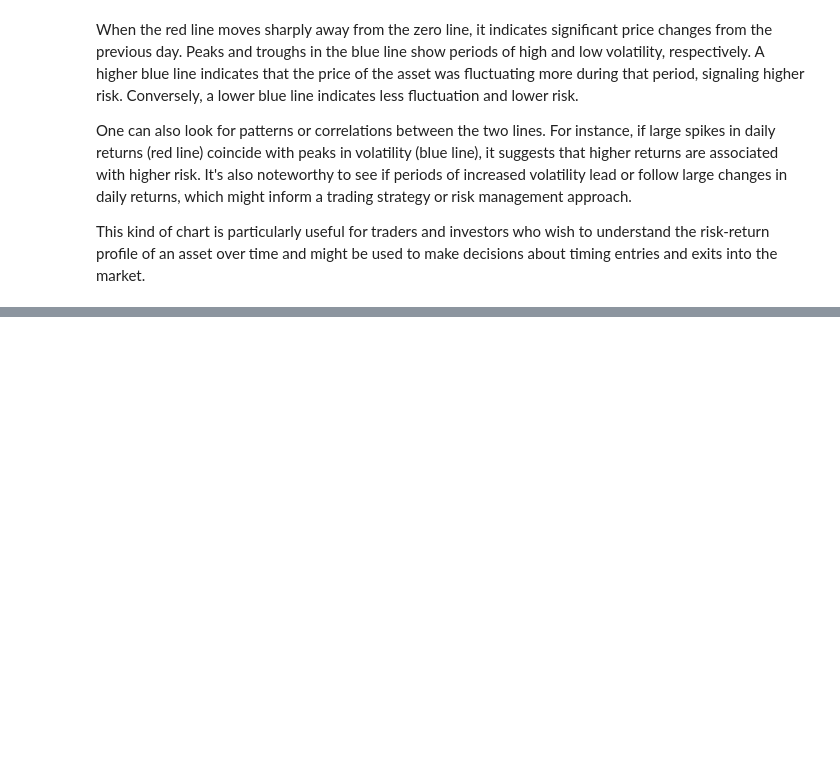
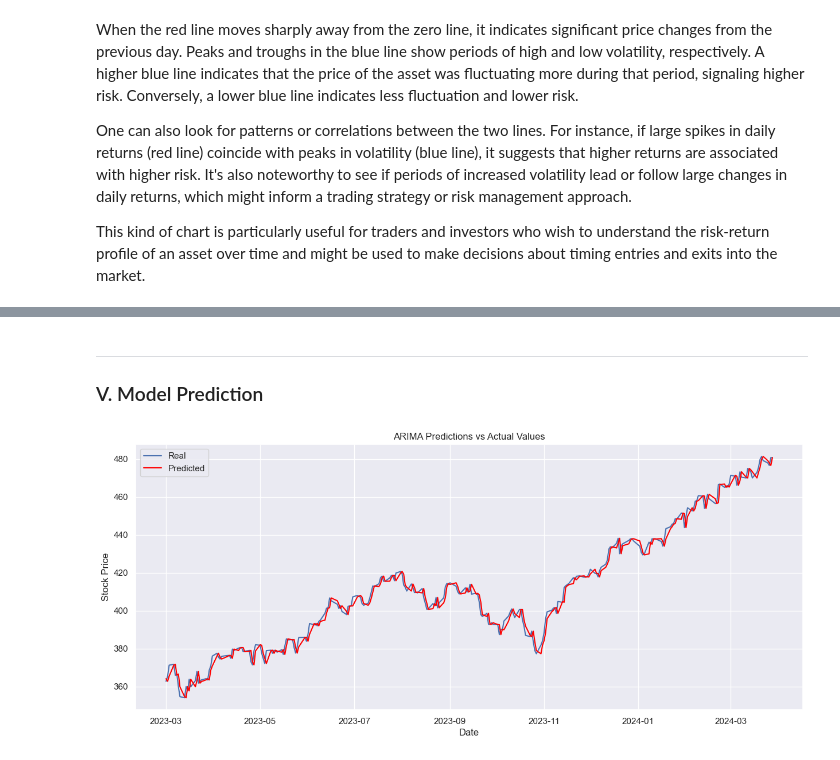
Before and after one commit to charltonxqh/SC1015-mini-project, a Jupyter notebook: ARIMA Analysis/ARIMA.ipynb, the cells around one changed output, grey strips where cells are left out. Saved outputs shown, nothing was run; the diff lists cells and outputs as text; code cells hidden in the pictures; blank space fills up the shorter version.

```diff
--- a/ARIMA Analysis/ARIMA.ipynb
+++ b/ARIMA Analysis/ARIMA.ipynb
@@ -281,0 +358,40 @@ This kind of chart is particularly useful for traders and investors who wish to
+# %% [markdown]
+---
+
+### V. Model Prediction
+# %%
+from statsmodels.tsa.arima.model import ARIMA
+
+# Define the ARIMA model
+def arima_forecast(history):
+    # Fit the model
+    model = ARIMA(history, order=(0,1,0))
+    model_fit = model.fit()
+
+    # Make the prediction
+    output = model_fit.forecast()
+    yhat = output[0]
+    return yhat
+
+
+# Walk-forward validation
+history = [train_df_undiff.iloc[x] for x in range(len(train_df_undiff))]
+predictions = list()
+for t in range(len(test_df_undiff)):
+    # Generate a prediction
+    yhat = arima_forecast(history)
+    predictions.append(yhat)
+    # Add the predicted value to the training set
+    obs = test_df_undiff.iloc[t]
+    history.append(obs)
+# %%
+plt.figure(figsize=(15, 6), dpi=100)
+plt.plot(test_df_undiff.index, test_df_undiff, label='Real')
+plt.plot(test_df_undiff.index, predictions, color='red', label='Predicted')
+plt.title('ARIMA Predictions vs Actual Values')
+plt.xlabel('Date')
+plt.ylabel('Stock Price')
+plt.legend()
+plt.show()
+# %% [output]
+[figure, added]
```
Also changed, not shown: parts of 19 cells of this notebook.
